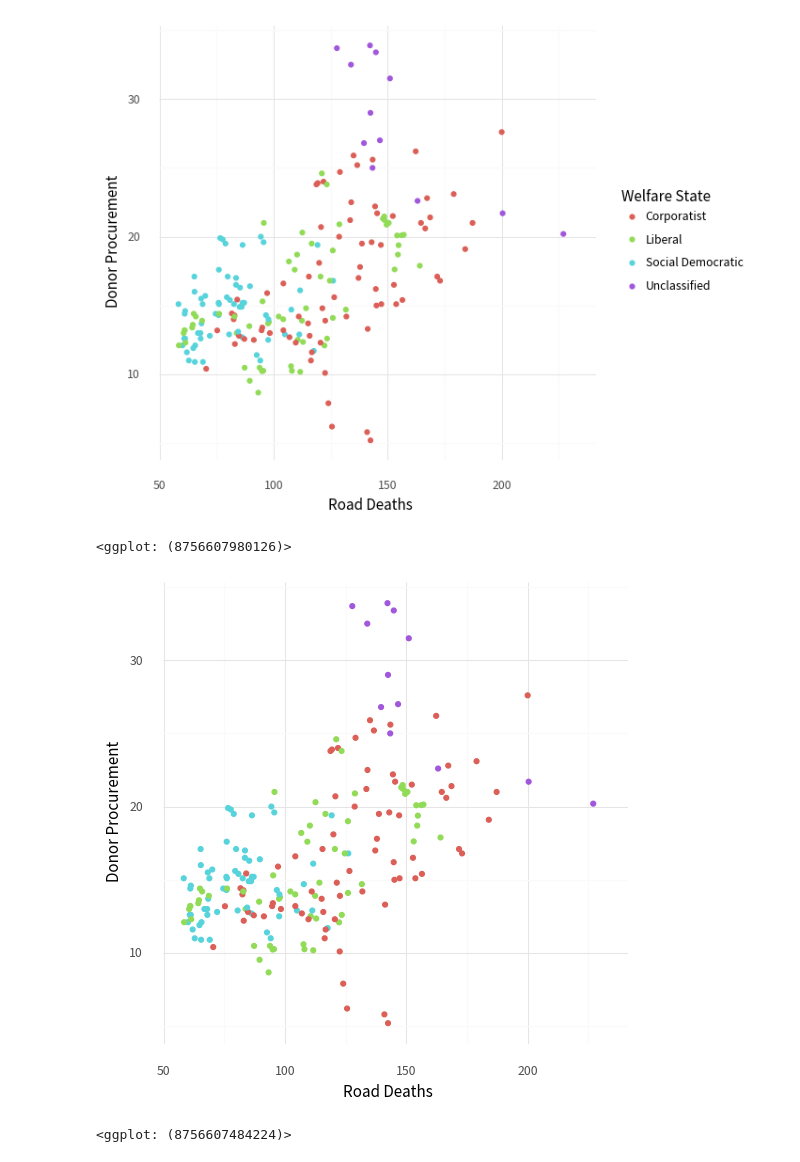
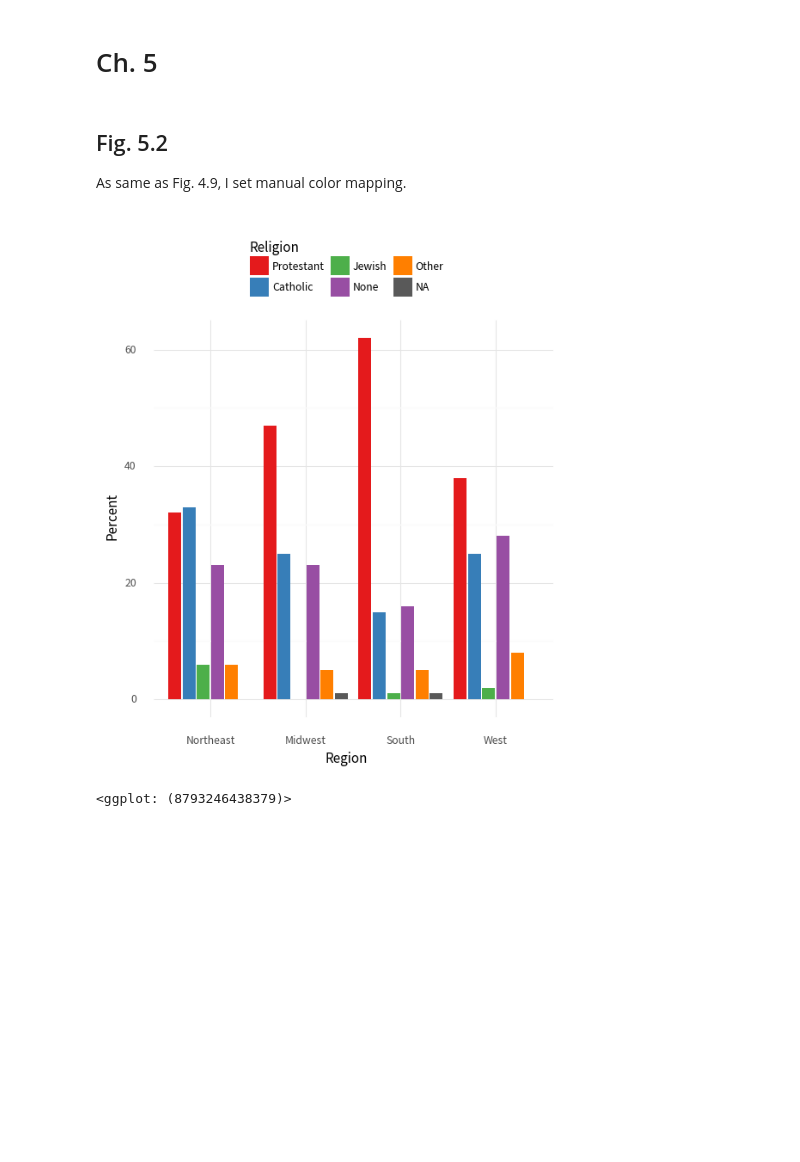
Before and after one commit to Gedevan-Aleksizde/pysocviz, a Jupyter notebook: notebooks/ch.5.ipynb, the cells around one changed output. Drawn from its saved outputs; the diff is of its cells as text; code cells hidden in the pictures; blank space fills up the shorter version.

```diff
--- a/notebooks/ch.5.ipynb
+++ b/notebooks/ch.5.ipynb
@@ -313,23 +1,2 @@ p + geom_point() + scale_x_log10(
-# %%
-# Fig. 5.26
-p = ggplot(organdata, aes(x='roads', y='donors', color='world'))
-p + geom_point() + scale_color_discrete(
-  labels = ["Corporatist", "Liberal", "Social Democratic", "Unclassified"]
-) + labs(
-  x="Road Deaths",
-  y="Donor Procurement",
-  color="Welfare State")
-# %% [output]
-[figure, removed]
-<ggplot: (8756607980126)>
-# %%
-# Fig. 5.27
-p = ggplot(
-  organdata,
-  aes(x='roads', y='donors', color='world'))
-p + geom_point() + labs(
-  x="Road Deaths",
-  y="Donor Procurement") + guides(color=False)
-# %% [output]
-[figure, removed]
-<ggplot: (8756607484224)>
+# %% [markdown]
+# Ch. 5
@@ -335,0 +36,36 @@ p + geom_point() + labs(
+# %% [markdown]
+## Fig. 5.2
+
+As same as Fig. 4.9, I set manual color mapping.
+# %%
+rel_by_region = gss_sm.assign(
+    N=1,
+    religion=lambda d: redefine_cat_with_na(d['religion'])
+).groupby(['bigregion', 'religion'])['N'].count()
+
+rel_by_region = pd.DataFrame(
+  {
+    'N': rel_by_region,
+    'freq': rel_by_region / rel_by_region.reset_index(
+      ).groupby(['bigregion'])['N'].sum()
+  }
+).assign(pct=lambda d: (d['freq'] * 100).round(0)).reset_index()
+
+religion_colors = cm.get_cmap('Set1')
+religion_colors = {
+  str(rel_by_region['religion'].unique()[i]): rgb2hex(religion_colors(i)
+    ) for i in range(religion_colors.N) if i < rel_by_region['religion'].unique().shape[0]
+}
+religion_colors['NA'] = '#595959'
+
+
+p = ggplot(rel_by_region, aes(x='bigregion', y='pct', fill='religion'))
+p + geom_col(position='dodge2') + labs(
+  x="Region",
+  y="Percent",
+  fill="Religion"
+) + theme(legend_position="top"
+) + scale_fill_manual(religion_colors)
+# %% [output]
+[figure, added]
+<ggplot: (8793246438379)>
```
Also changed, not shown: parts of 73 cells of this notebook, 6 other files.
